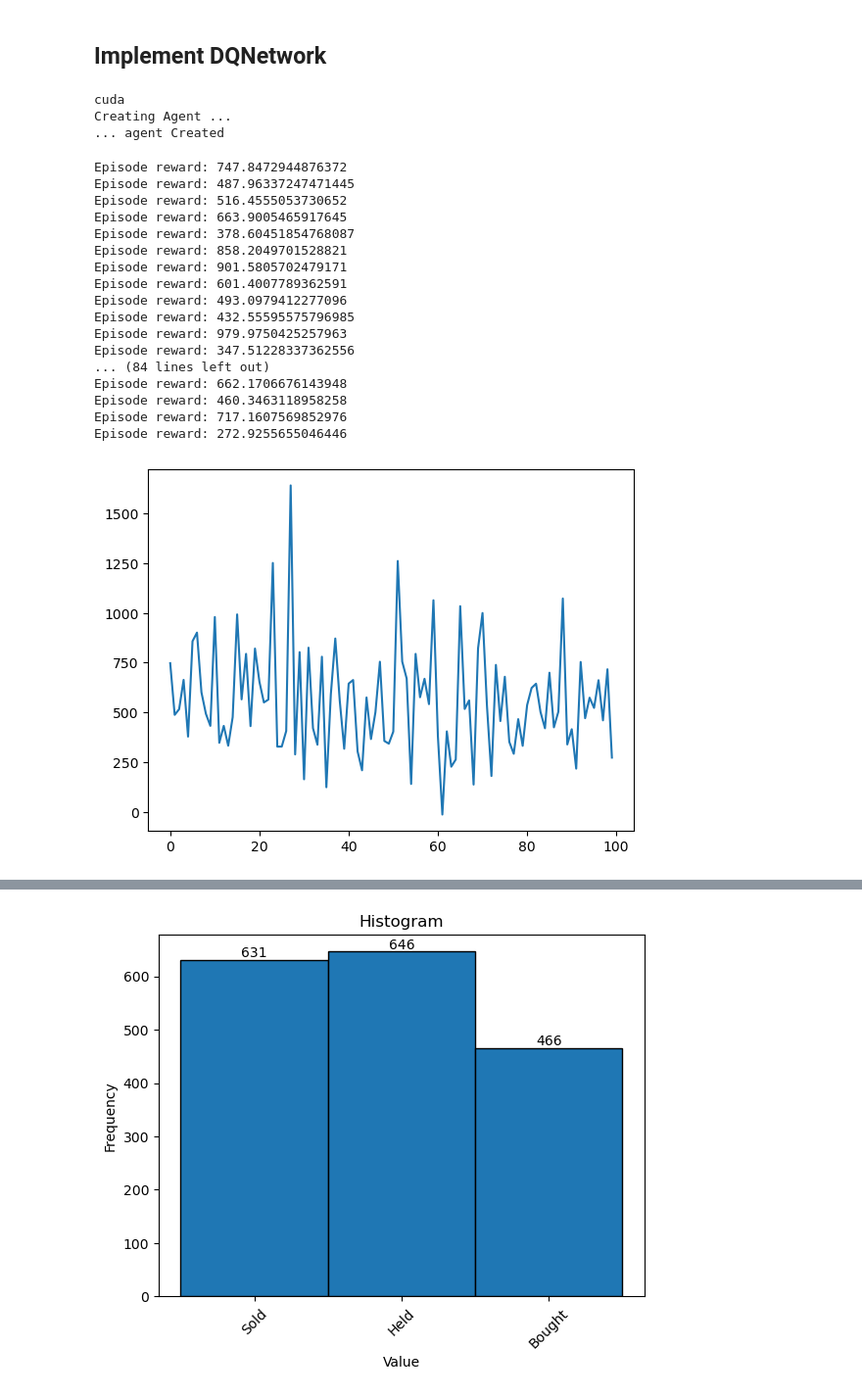
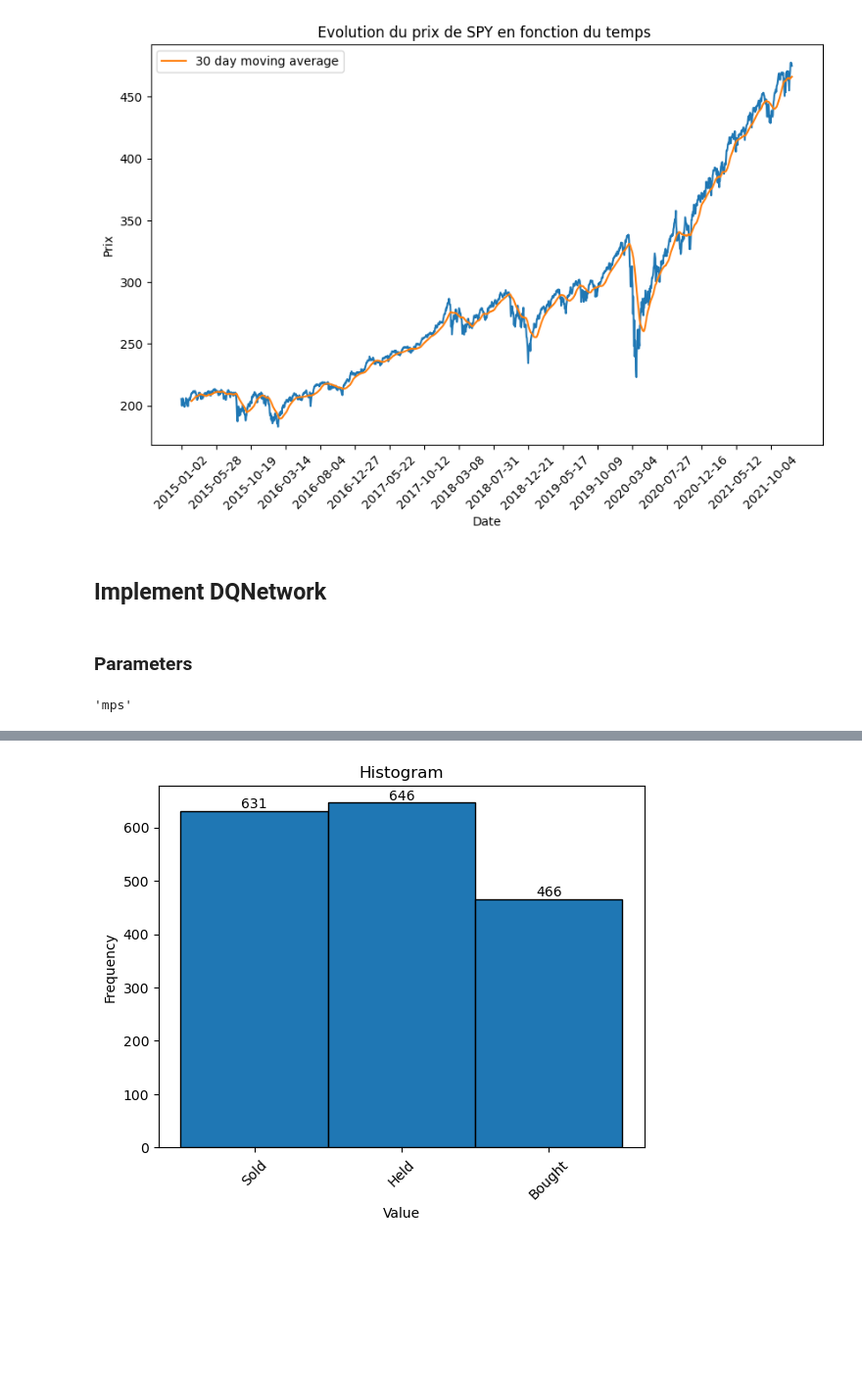
Before and after one commit to julien-gadonneix/RL4Trading, a Jupyter notebook: start.ipynb, the cells around one changed output, grey strips where cells are left out. Shown: that part at 98% size. Saved outputs shown, nothing was run; the diff lists cells and outputs as text; code cells hidden in the pictures; blank space fills up the shorter version.

```diff
--- a/start.ipynb
+++ b/start.ipynb
@@ -62,5 +54,24 @@ plt.show()
+# %%
+import matplotlib.pyplot as plt
+
+plt.figure(figsize=(10, 6))
+plt.plot(data["Date"].to_numpy(), data['Close'].to_numpy(), linestyle='-')
+plt.plot(data['moving_average'], label=f'{WINDOW_SIZE} day moving average')
+
+plt.xlabel("Date")
+plt.ylabel("Prix")
+
+# do not plot all xticks
+plt.xticks(data["Date"][::100], rotation=45)
+plt.legend()
+plt.title(f"Evolution du prix de {stock_symbol} en fonction du temps ")
+plt.show()
+# %% [output]
+[figure, added]
 # %% [markdown]
 ## Implement DQNetwork
+# %% [markdown]
+### Parameters
 # %%
 from utils.agent import Agent
 from utils.env import SimplifiedStockTradingEnv
@@ -81,47 +92,7 @@ ed = 0.9675
 num_episodes=100
 gamma=0.9
 batch_size=128
-# n = 5 # for TD(lambda)
 device = "cuda" if torch.cuda.is_available() else "mps" if torch.backends.mps.is_available() else "cpu"
-# device = 'cpu'
-print(device)
-
-model = DQN(price_list_size, 1, 1, device).to(device)
-target_model = DQN(price_list_size, 1, 1, device).to(device)
-optimizer = torch.optim.AdamW(model.parameters(), lr=lr, amsgrad=True)
-#lr_scheduler = torch.optim.lr_scheduler.ExponentialLR(optimizer, gamma=0.999)
-lr_scheduler = MinimumExponentialLR(optimizer, lr_decay=0.97, min_lr=0.0001)
-loss_fn = torch.nn.MSELoss()
-
-replay_buffer = ReplayBuffer(rb)
-env = SimplifiedStockTradingEnv(data, T=T)
-epsilon_greedy = EpsilonGreedy(epsilon_start=es, epsilon_min=em, epsilon_decay=ed, env=env, model=model)
-print("Creating Agent ...")
-agent = Agent(env, model, target_model, sync_period, optimizer, lr_scheduler, loss_fn, replay_buffer, epsilon_greedy)
-print("... agent Created")
-
-episode_reward_list = agent.train(num_episodes, gamma, batch_size)
-plt.plot(episode_reward_list)
-plt.show()
+device
 # %% [output]
-cuda
-Creating Agent ...
-... agent Created
+'mps'
-Episode reward: 747.8472944876372
-Episode reward: 487.96337247471445
-Episode reward: 516.4555053730652
-Episode reward: 663.9005465917645
-Episode reward: 378.60451854768087
-Episode reward: 858.2049701528821
-Episode reward: 901.5805702479171
-Episode reward: 601.4007789362591
-Episode reward: 493.0979412277096
-Episode reward: 432.55595575796985
-Episode reward: 979.9750425257963
-Episode reward: 347.51228337362556
-... (84 lines left out)
-Episode reward: 662.1706676143948
-Episode reward: 460.3463118958258
-Episode reward: 717.1607569852976
-Episode reward: 272.9255655046446
-[figure, removed]
```
Also changed, not shown: parts of 20 cells of this notebook, 1 other file.
